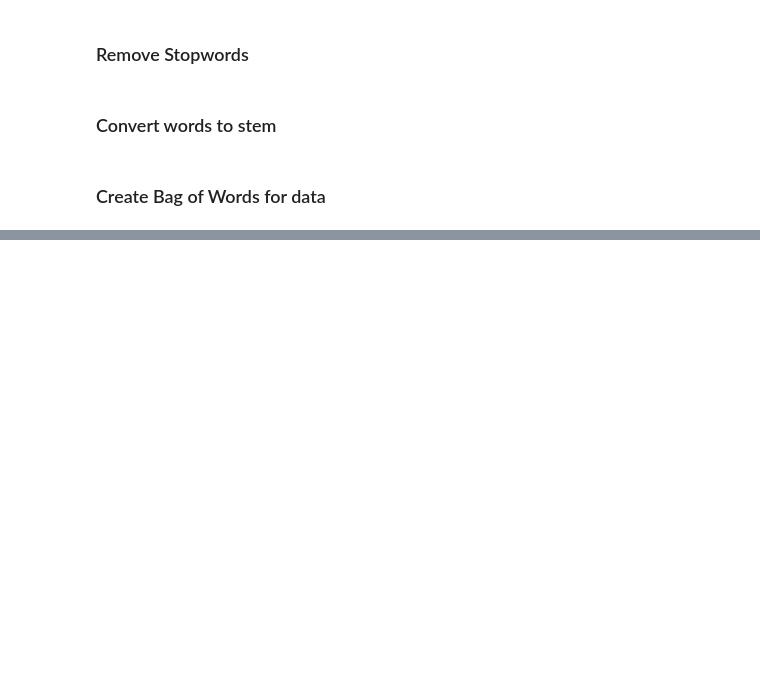
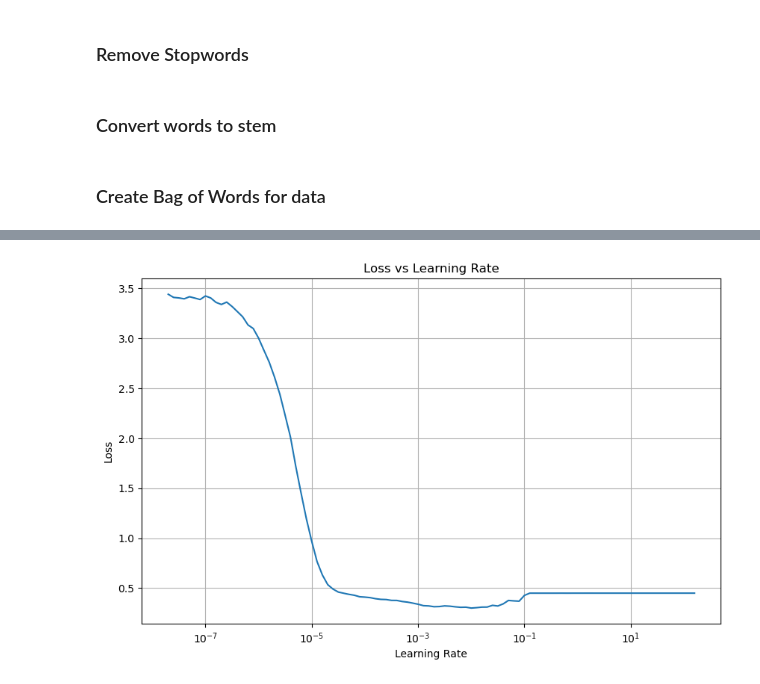
Before and after one commit to BetikuOluwatobi/commonlit-evaluate-student-summaries, a Jupyter notebook: student_summaries.ipynb, the cells around one changed output, grey strips where cells are left out. Saved outputs shown, nothing was run; the diff lists cells and outputs as text; code cells hidden in the pictures; blank space fills up the shorter version.

```diff
--- a/student_summaries.ipynb
+++ b/student_summaries.ipynb
@@ -312,0 +370,16 @@ df_test.to_csv("submission.csv", index=False)
+# %%
+def build_model():
+    model = Sequential([
+        Input(shape=(None,f_shape),batch_size=batch_size,name='input_features',dtype=tf.float32),
+        tf.keras.layers.LSTM(128,activation='relu'),
+        tf.keras.layers.Dropout(0.2),
+        Dense(64,activation='relu'),
+        Dense(16, activation='relu'),
+        Dense(2, activation='relu')
+    ])
+
+    model.compile(optimizer=tf.keras.optimizers.Adam(learning_rate=0.01),
+                 loss=tf.keras.losses.Huber(), metrics=['mse'])
+    return model
+# %%
+model = build_model()
@@ -312,0 +408,9 @@ df_test.to_csv("submission.csv", index=False)
+# %%
+from tensorflow.keras.callbacks import LearningRateScheduler
+from tensorflow.keras.callbacks import EarlyStopping
+
+early_stopping = EarlyStopping(monitor='val_loss', patience=10, restore_best_weights=True)
+lr_schedule = tf.keras.callbacks.LearningRateScheduler(
+    lambda epoch: 2e-8 * 10**(epoch / 10))
+# %%
+history = model.fit(dataset,batch_size=batch_size,epochs=100,callbacks=[lr_schedule,early_stopping])
@@ -312,0 +435,16 @@ df_test.to_csv("submission.csv", index=False)
+# %%
+import matplotlib.pyplot as plt
+
+# Extract learning rates and losses from the training history
+lrs = history.history['lr']
+losses = history.history['loss']
+
+plt.figure(figsize=(10, 6))
+plt.semilogx(lrs, losses)
+plt.xlabel('Learning Rate')
+plt.ylabel('Loss')
+plt.title('Loss vs Learning Rate')
+plt.grid(True)
+plt.show()
+# %% [output]
+[figure, added]
```
Also changed, not shown: parts of 58 cells of this notebook.
